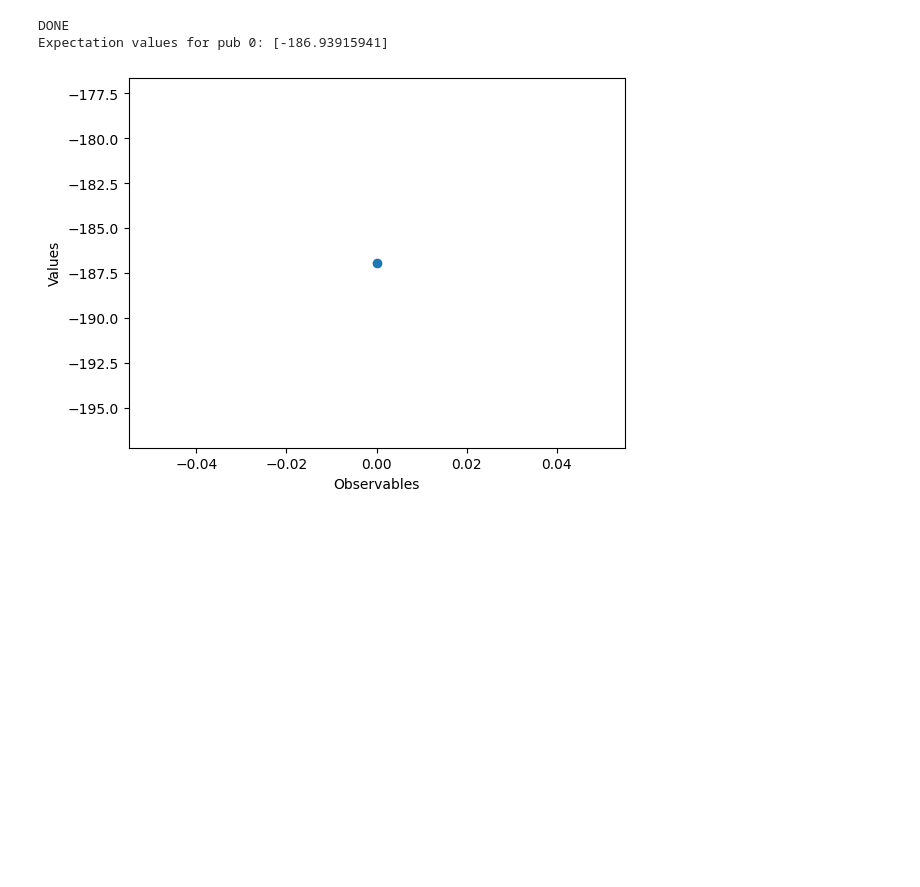
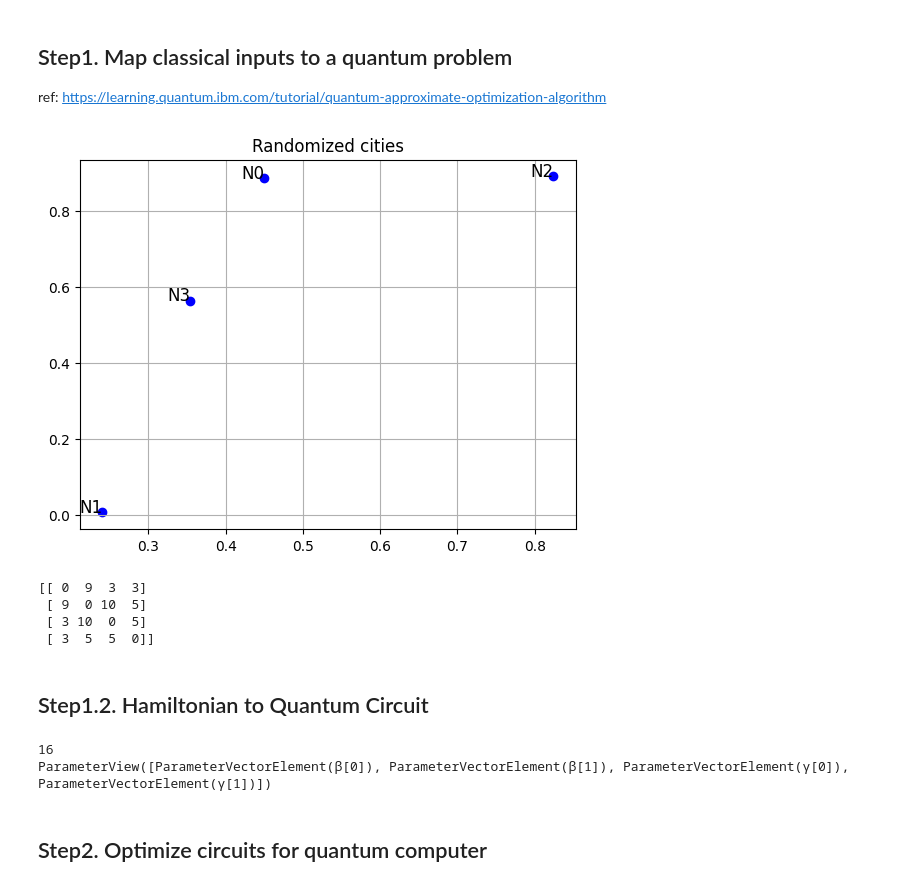
Before and after one commit to Q2TM/qubo_benchmarking, a Jupyter notebook: TSP/quantum_computer.ipynb, the cells around one changed output. Drawn from its saved outputs; the diff is of its cells as text; code cells hidden in the pictures; blank space fills up the shorter version.

Commit message:
Qiskit patterns framework

```diff
--- a/TSP/quantum_computer.ipynb
+++ b/TSP/quantum_computer.ipynb
@@ -139,25 +1,3 @@ job = service.job("cw8hdme9ezk000811020")
-# %%
-print(job.status())
-job_result = job.result()
-
-for idx, pub_result in enumerate(job_result):
-    print(f"Expectation values for pub {idx}: {pub_result.data.evs}")
-# %% [output]
-DONE
-Expectation values for pub 0: [-186.93915941]
-# %%
-# Plot the result
-
-from matplotlib import pyplot as plt
-
-values = pub_result.data.evs
-
-errors = pub_result.data.stds
-
-# plotting graph
-plt.plot([i for i in range(1)], values, '-o')
-plt.xlabel('Observables')
-plt.ylabel('Values')
-plt.show()
-# %% [output]
-[figure, removed]
+# %% [markdown]
+## Step1. Map classical inputs to a quantum problem
+ref: https://learning.quantum.ibm.com/tutorial/quantum-approximate-optimization-algorithm
@@ -163,0 +9,37 @@ plt.show()
+# %%
+# Create a random TSP problem
+weights = randomize_cities(4)
+
+# making quadratic program from TSP weights
+quadratic_program = make_tsp_qp(weights)
+# conveerts the quadratic program to QUBO, with a penalty of 10 (constant to scale the constraints)
+qp2qubo = QuadraticProgramToQubo(penalty=10)
+qubo = qp2qubo.convert(quadratic_program)
+# converts the QUBO to an Ising Hamiltonian
+qubitOp, offset = qubo.to_ising()
+
+print(weights)
+# %% [output]
+[figure, added]
+[[ 0  9  3  3]
+ [ 9  0 10  5]
+ [ 3 10  0  5]
+ [ 3  5  5  0]]
+# %% [markdown]
+## Step1.2. Hamiltonian to Quantum Circuit
+# %%
+from qiskit.circuit.library import QAOAAnsatz
+
+print(qubitOp.num_qubits)
+
+circuit = QAOAAnsatz(cost_operator=qubitOp, reps=2)
+circuit.measure_all()
+
+# circuit.draw('mpl')
+parameters = circuit.parameters
+print(parameters)
+# %% [output]
+16
+ParameterView([ParameterVectorElement(β[0]), ParameterVectorElement(β[1]), ParameterVectorElement(γ[0]), ParameterVectorElement(γ[1])])
+# %% [markdown]
+## Step2. Optimize circuits for quantum computer
```
Also changed, not shown: parts of 29 cells of this notebook.
